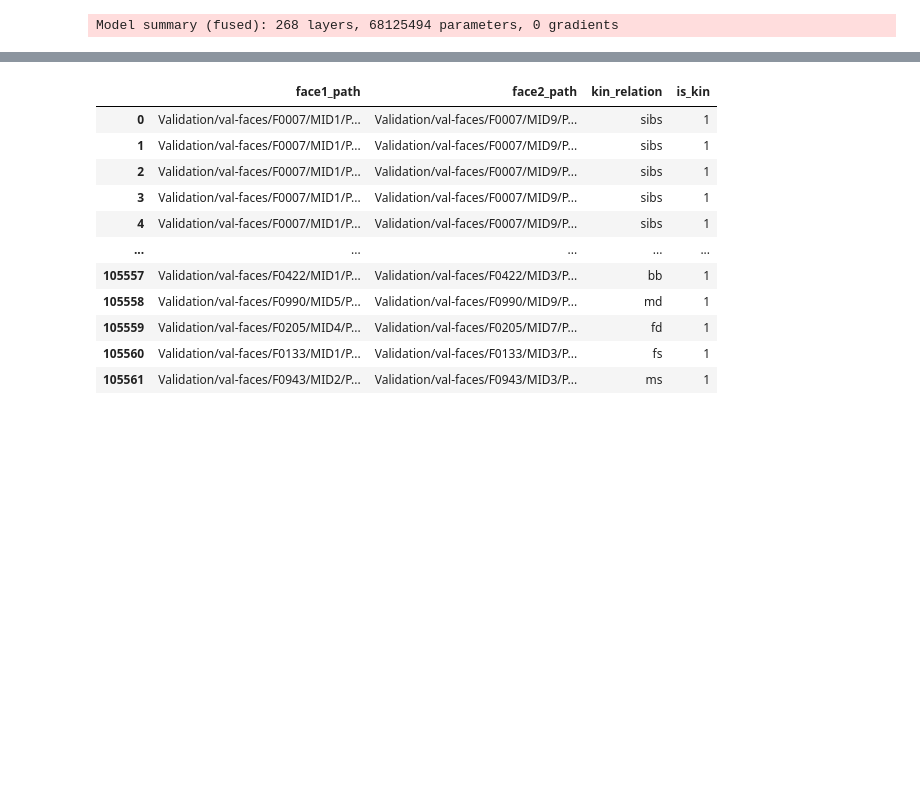
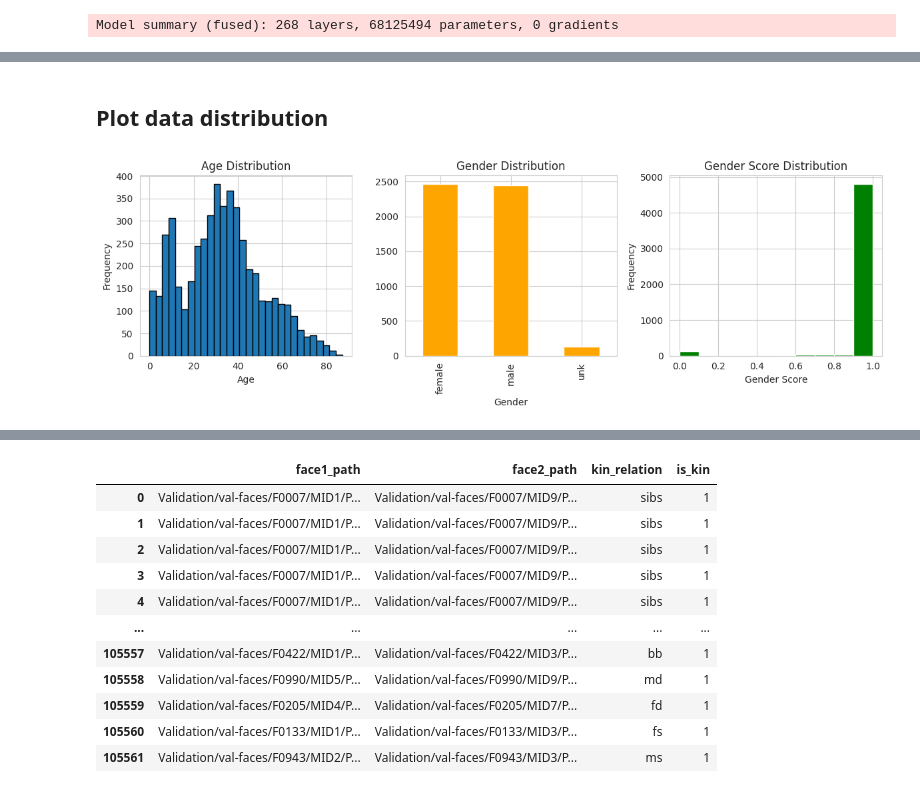
Before and after one commit to vitalwarley/research, a Jupyter notebook: notebooks/rfiw_age_gender_analysis.ipynb, the cells around one changed output, grey strips where cells are left out. Drawn from its saved outputs; the diff is of its cells as text; code cells hidden in the pictures; blank space fills up the shorter version.

```diff
--- a/notebooks/rfiw_age_gender_analysis.ipynb
+++ b/notebooks/rfiw_age_gender_analysis.ipynb
@@ -150,3 +125,30 @@ What I found while coding:
 3. Merge age and gender predictions `ag_preds` with `val_pairs`
    - New dataframe will have: `face1_path, face2_path, kin_relation, is_kin, face1_family_id (fid1), face2_family_id (fid2), pid1_age, pid1_gender, pid2_age, pid2_gender`
 4. Plot histograms: a unique plot with 2 subplots, where row 1 has age and row 2 has gender for both faces histogram densitys overlaid
+# %% [markdown]
+## Plot data distribution
+# %%
+plt.figure(figsize=(12, 4))
+
+# Plot for 'age'
+plt.subplot(1, 3, 1)
+ag_preds['age'].plot(kind='hist', bins=30, edgecolor='black')
+plt.xlabel('Age')
+plt.title('Age Distribution')
+
+# Plot for 'gender'
+plt.subplot(1, 3, 2)
+ag_preds['gender'].value_counts().plot(kind='bar', color='orange')
+plt.xlabel('Gender')
+plt.title('Gender Distribution')
+
+# Plot for 'gender_score'
+plt.subplot(1, 3, 3)
+ag_preds['gender_score'].plot(kind='hist', color='green')
+plt.xlabel('Gender Score')
+plt.title('Gender Score Distribution')
+
+plt.tight_layout()
+plt.show()
+# %% [output]
+[figure, added]
```
Also changed, not shown: parts of 38 cells of this notebook, 2 other files.
